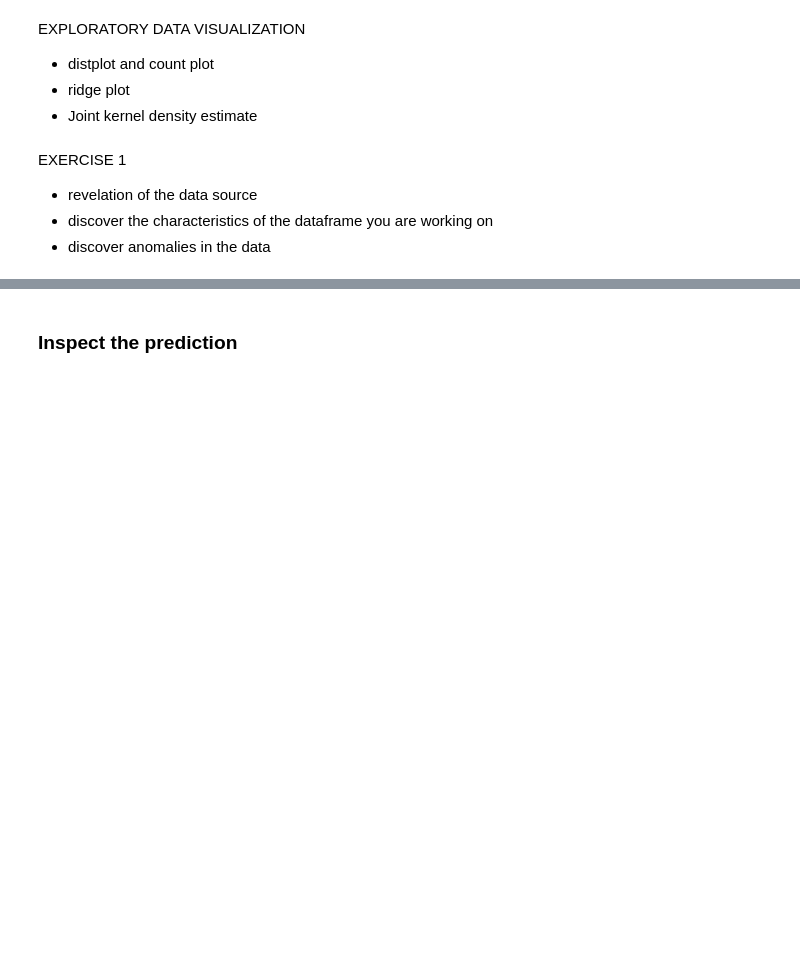
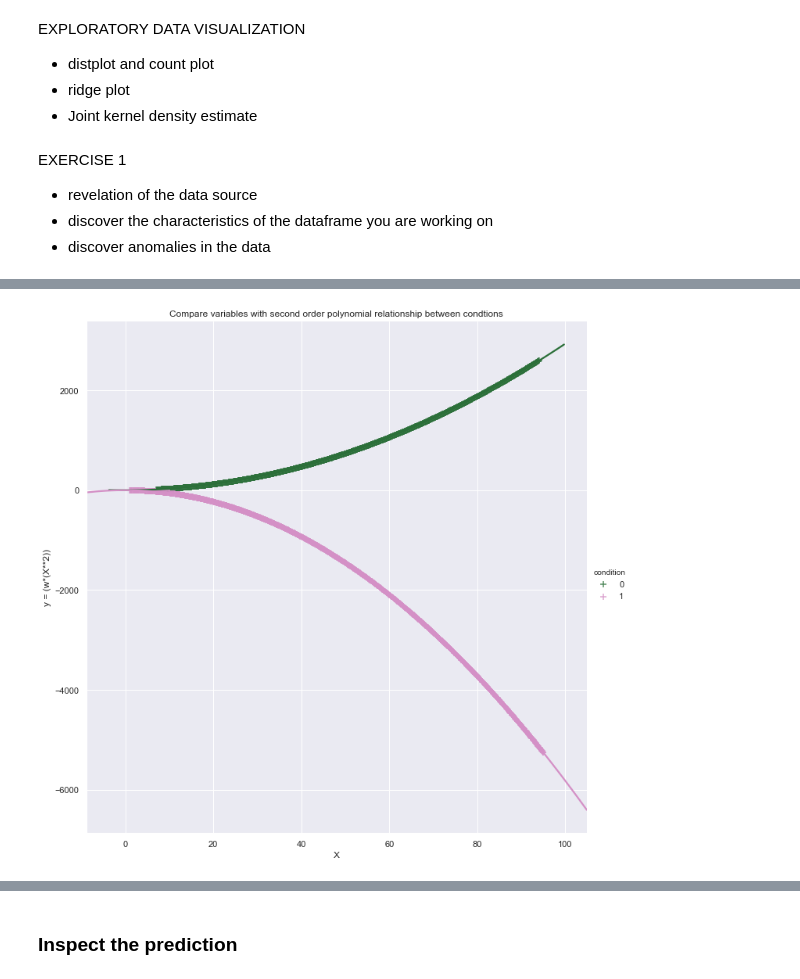
Before and after one commit to vb690/data_viz_python, a Jupyter notebook: iggi_workshop_data_viz_python.ipynb, the cells around one changed output, grey strips where cells are left out. Cells and saved outputs as stored; diff of their text form; code cells hidden in the pictures; blank space fills up the shorter version.

```diff
--- a/iggi_workshop_data_viz_python.ipynb
+++ b/iggi_workshop_data_viz_python.ipynb
@@ -214,0 +106,17 @@ plt.show()
+# %%
+sns.lmplot(x='x'
+           , y='y'
+           , hue='condition'
+           , palette='cubehelix'
+           , markers='+'
+           , order=2
+           , data=df_pl
+           , height=10
+           , scatter_kws={'s': 70}
+           )
+plt.title('Compare variables with second order polynomial relationship between condtions')
+plt.xlabel('X')
+plt.ylabel('y = (w*(X**2))')
+plt.show()
+# %% [output]
+[figure, added]
```
Also changed, not shown: parts of 56 cells of this notebook, 3 other files.
